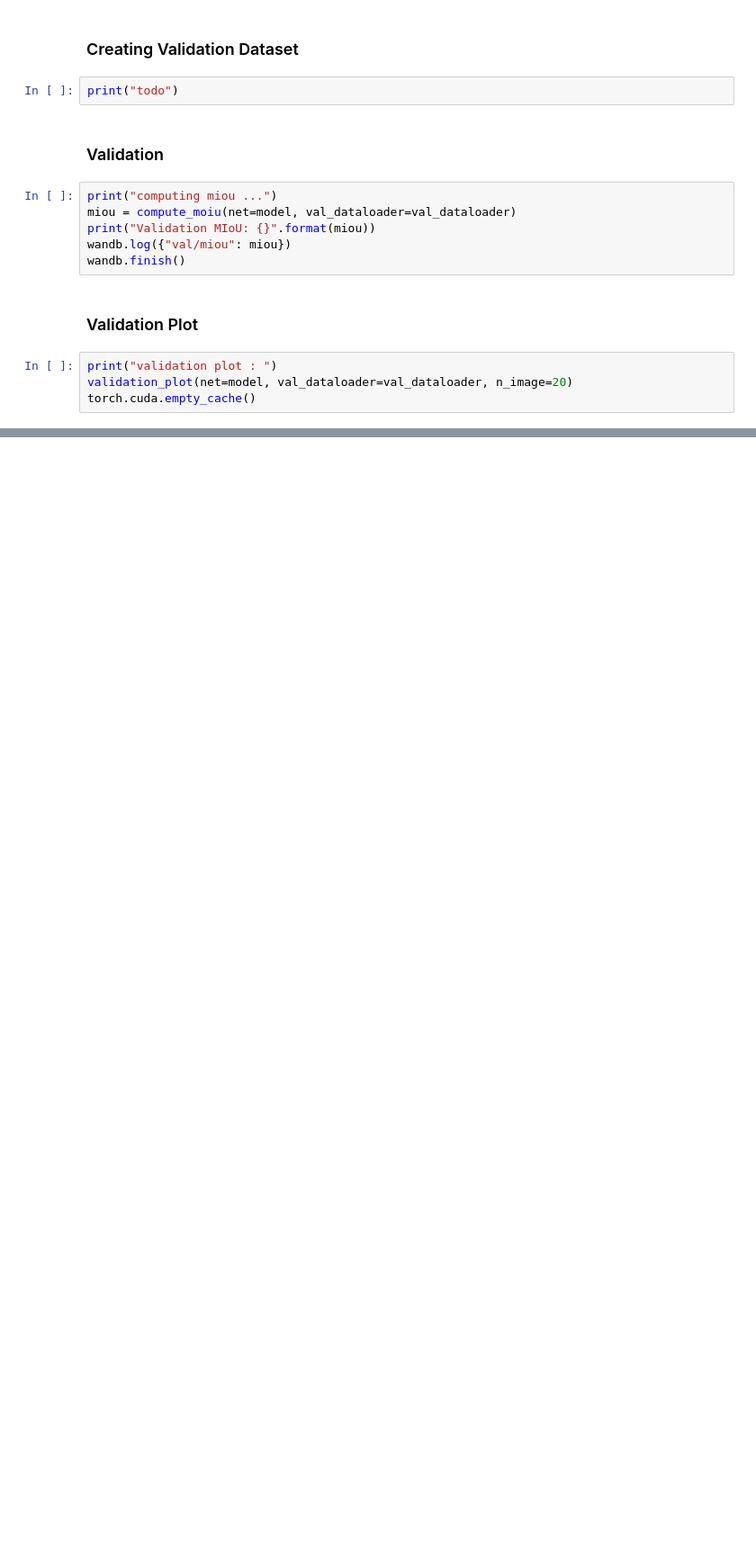
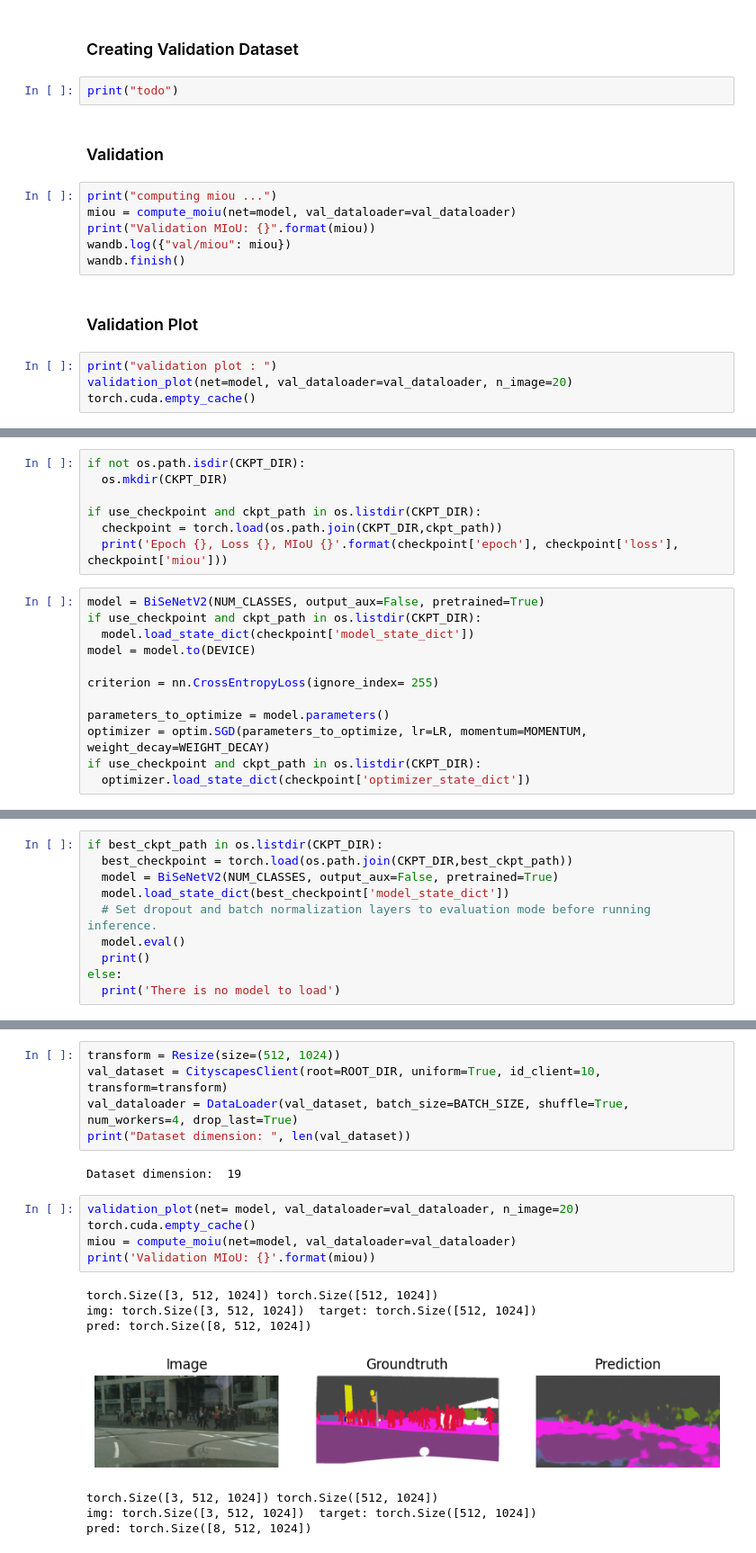
Before and after one commit to lorenzobellino/AML-project-2023, a Jupyter notebook: fssfsdc.ipynb, the cells around one changed output, grey strips where cells are left out. Shown at 90% size. Cells and saved outputs as stored; diff of their text form; blank space fills up the shorter version.

```diff
--- a/fssfsdc.ipynb
+++ b/fssfsdc.ipynb
@@ -911,0 +1390,19 @@ torch.cuda.empty_cache()
+# %%
+if not os.path.isdir(CKPT_DIR):
+  os.mkdir(CKPT_DIR)
+
+if use_checkpoint and ckpt_path in os.listdir(CKPT_DIR):
+  checkpoint = torch.load(os.path.join(CKPT_DIR,ckpt_path))
+  print('Epoch {}, Loss {}, MIoU {}'.format(checkpoint['epoch'], checkpoint['loss'], checkpoint['miou']))
+# %%
+model = BiSeNetV2(NUM_CLASSES, output_aux=False, pretrained=True)
+if use_checkpoint and ckpt_path in os.listdir(CKPT_DIR):
+  model.load_state_dict(checkpoint['model_state_dict'])
+model = model.to(DEVICE)
+
+criterion = nn.CrossEntropyLoss(ignore_index= 255)
+
+parameters_to_optimize = model.parameters()
+optimizer = optim.SGD(parameters_to_optimize, lr=LR, momentum=MOMENTUM, weight_decay=WEIGHT_DECAY)
+if use_checkpoint and ckpt_path in os.listdir(CKPT_DIR):
+  optimizer.load_state_dict(checkpoint['optimizer_state_dict'])
@@ -911,0 +1485,10 @@ torch.cuda.empty_cache()
+# %%
+if best_ckpt_path in os.listdir(CKPT_DIR):
+  best_checkpoint = torch.load(os.path.join(CKPT_DIR,best_ckpt_path))
+  model = BiSeNetV2(NUM_CLASSES, output_aux=False, pretrained=True)
+  model.load_state_dict(best_checkpoint['model_state_dict'])
+  # Set dropout and batch normalization layers to evaluation mode before running inference.
+  model.eval()
+  print()
+else:
+  print('There is no model to load')
@@ -911,0 +1497,20 @@ torch.cuda.empty_cache()
+# %%
+transform = Resize(size=(512, 1024))
+val_dataset = CityscapesClient(root=ROOT_DIR, uniform=True, id_client=10, transform=transform)
+val_dataloader = DataLoader(val_dataset, batch_size=BATCH_SIZE, shuffle=True, num_workers=4, drop_last=True)
+print("Dataset dimension: ", len(val_dataset))
+# %% [output]
+Dataset dimension:  19
+# %%
+validation_plot(net= model, val_dataloader=val_dataloader, n_image=20)
+torch.cuda.empty_cache()
+miou = compute_moiu(net=model, val_dataloader=val_dataloader)
+print('Validation MIoU: {}'.format(miou))
+# %% [output]
+torch.Size([3, 512, 1024]) torch.Size([512, 1024])
+img: torch.Size([3, 512, 1024])  target: torch.Size([512, 1024])
+pred: torch.Size([8, 512, 1024])
+[figure, added]
+torch.Size([3, 512, 1024]) torch.Size([512, 1024])
+img: torch.Size([3, 512, 1024])  target: torch.Size([512, 1024])
+pred: torch.Size([8, 512, 1024])
```
Also changed, not shown: parts of 27 cells of this notebook.
